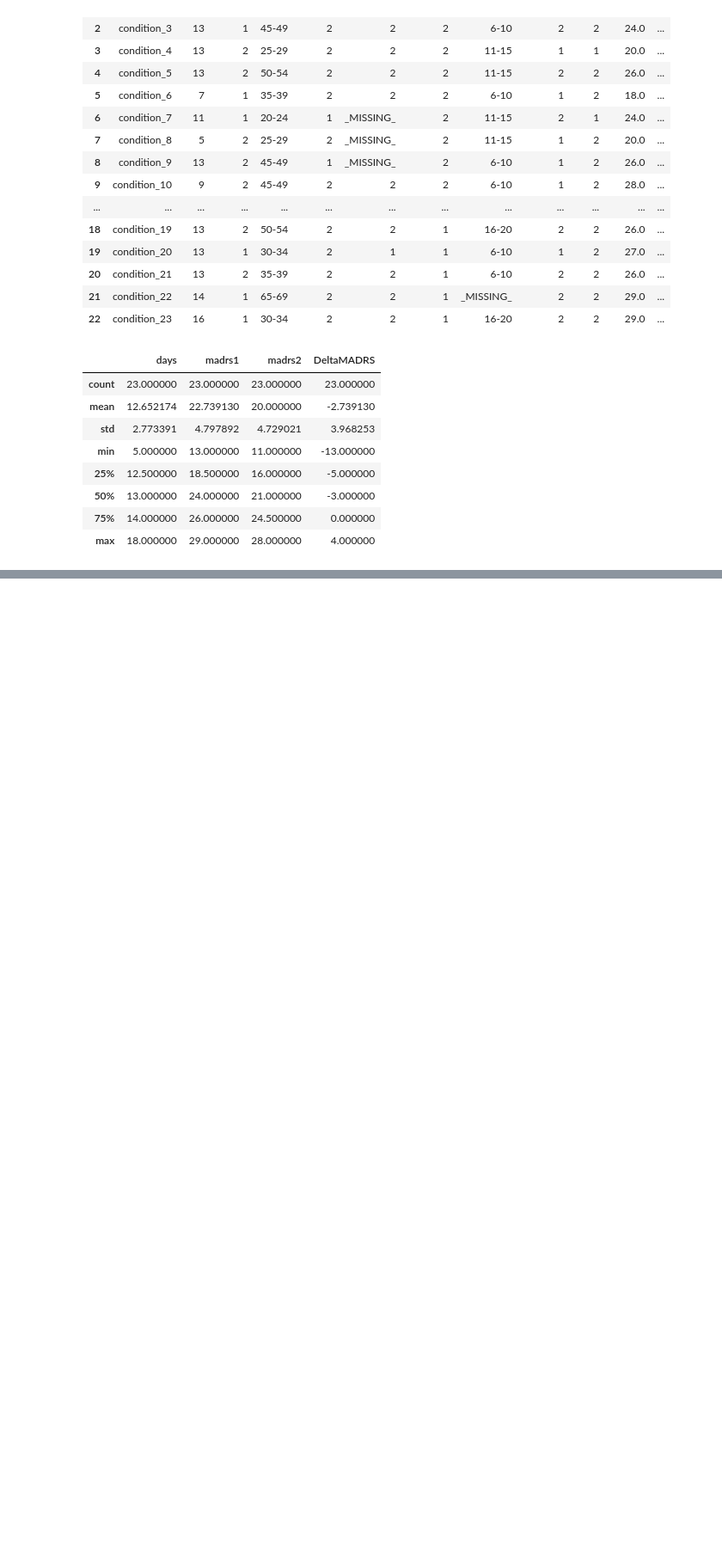
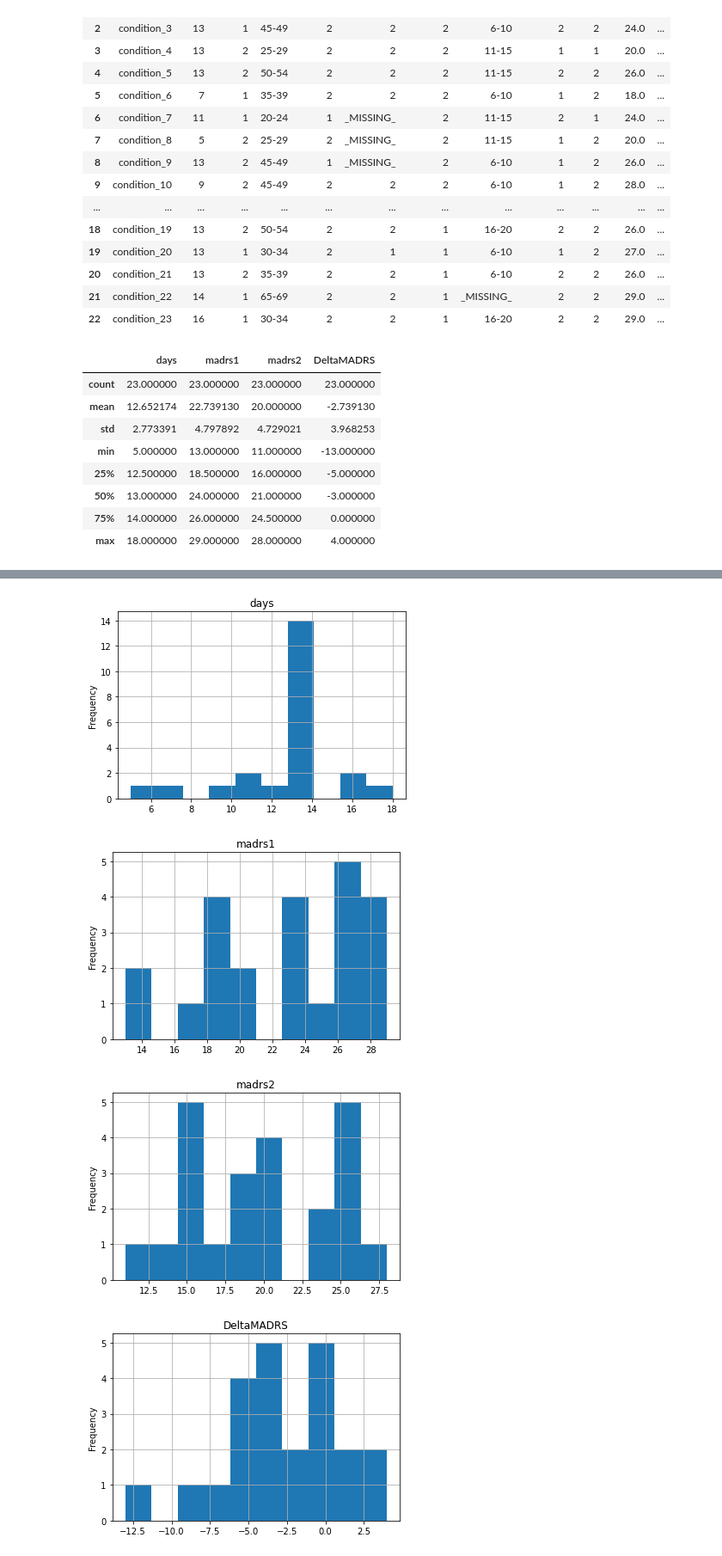
Before and after one commit to Empire-of-Dev/depression_data-TEAM_A, a Jupyter notebook: depression data.ipynb, the cells around one changed output, grey strips where cells are left out. Shown at 86% size. Saved outputs shown, nothing was run; the diff lists cells and outputs as text; code cells hidden in the pictures; blank space fills up the shorter version.

```diff
--- a/depression data.ipynb
+++ b/depression data.ipynb
@@ -112,0 +125,11 @@ data_condition[features_num].describe()
+# %%
+for f in features_num:
+    data_condition[f].plot(kind='hist')
+    plt.title(f)
+    plt.grid()
+    plt.show()
+# %% [output]
+[figure, added]
+[figure, added]
+[figure, added]
+[figure, added]
```
Also changed, not shown: parts of 26 cells of this notebook.
